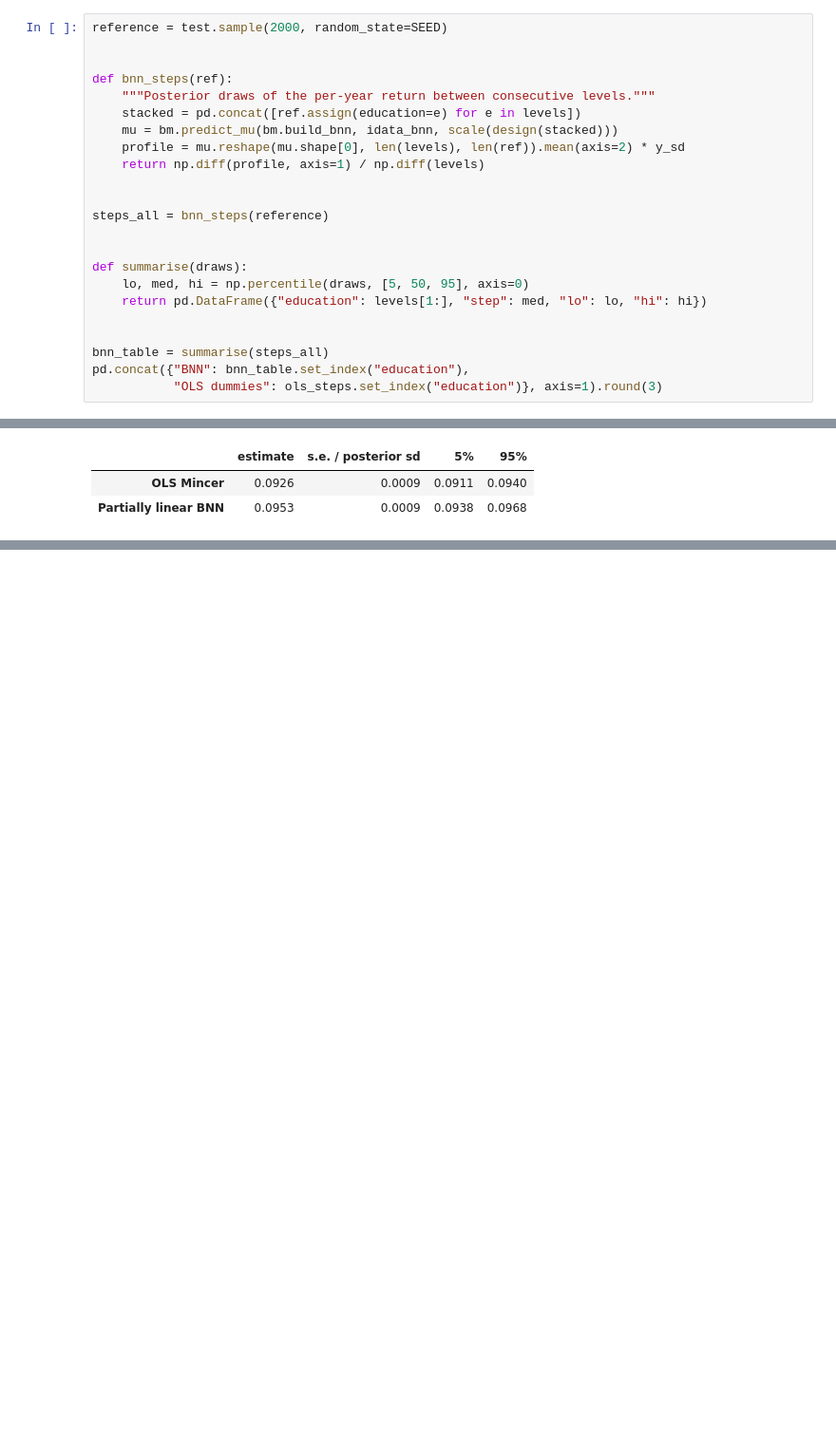
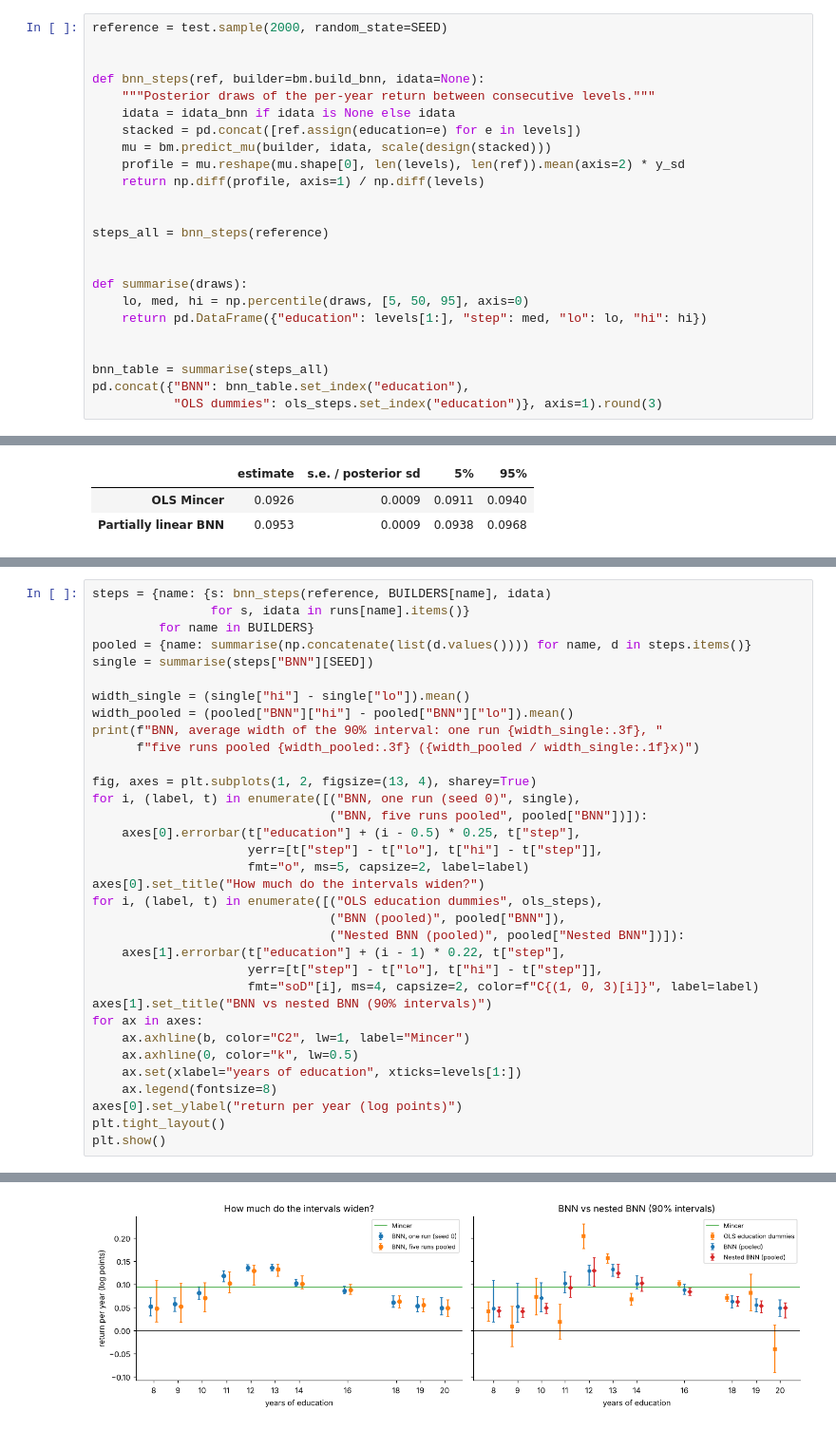
Before and after one commit to davide-ario/BNN, a Jupyter notebook: BNN_returns_to_education.ipynb, the cells around one changed output, grey strips where cells are left out. Shown at 95% size. Saved outputs shown, nothing was run; the diff lists cells and outputs as text; blank space fills up the shorter version.

Commit message:
Add nested BNN and multi-seed robustness check to returns-to-schooling example

```diff
--- a/BNN_returns_to_education.ipynb
+++ b/BNN_returns_to_education.ipynb
@@ -245,10 +245,11 @@ gain from one more year.
 reference = test.sample(2000, random_state=SEED)
 
 
-def bnn_steps(ref):
+def bnn_steps(ref, builder=bm.build_bnn, idata=None):
     """Posterior draws of the per-year return between consecutive levels."""
+    idata = idata_bnn if idata is None else idata
     stacked = pd.concat([ref.assign(education=e) for e in levels])
-    mu = bm.predict_mu(bm.build_bnn, idata_bnn, scale(design(stacked)))
+    mu = bm.predict_mu(builder, idata, scale(design(stacked)))
     profile = mu.reshape(mu.shape[0], len(levels), len(ref)).mean(axis=2) * y_sd
     return np.diff(profile, axis=1) / np.diff(levels)
 
@@ -384,0 +461,35 @@ pd.DataFrame({
+# %%
+steps = {name: {s: bnn_steps(reference, BUILDERS[name], idata)
+                for s, idata in runs[name].items()}
+         for name in BUILDERS}
+pooled = {name: summarise(np.concatenate(list(d.values()))) for name, d in steps.items()}
+single = summarise(steps["BNN"][SEED])
+
+width_single = (single["hi"] - single["lo"]).mean()
+width_pooled = (pooled["BNN"]["hi"] - pooled["BNN"]["lo"]).mean()
+print(f"BNN, average width of the 90% interval: one run {width_single:.3f}, "
+      f"five runs pooled {width_pooled:.3f} ({width_pooled / width_single:.1f}x)")
+
+fig, axes = plt.subplots(1, 2, figsize=(13, 4), sharey=True)
+for i, (label, t) in enumerate([("BNN, one run (seed 0)", single),
+                                ("BNN, five runs pooled", pooled["BNN"])]):
+    axes[0].errorbar(t["education"] + (i - 0.5) * 0.25, t["step"],
+                     yerr=[t["step"] - t["lo"], t["hi"] - t["step"]],
+                     fmt="o", ms=5, capsize=2, label=label)
+axes[0].set_title("How much do the intervals widen?")
+for i, (label, t) in enumerate([("OLS education dummies", ols_steps),
+                                ("BNN (pooled)", pooled["BNN"]),
+                                ("Nested BNN (pooled)", pooled["Nested BNN"])]):
+    axes[1].errorbar(t["education"] + (i - 1) * 0.22, t["step"],
+                     yerr=[t["step"] - t["lo"], t["hi"] - t["step"]],
+                     fmt="soD"[i], ms=4, capsize=2, color=f"C{(1, 0, 3)[i]}", label=label)
+axes[1].set_title("BNN vs nested BNN (90% intervals)")
+for ax in axes:
+    ax.axhline(b, color="C2", lw=1, label="Mincer")
+    ax.axhline(0, color="k", lw=0.5)
+    ax.set(xlabel="years of education", xticks=levels[1:])
+    ax.legend(fontsize=8)
+axes[0].set_ylabel("return per year (log points)")
+plt.tight_layout()
+plt.show()
+# %% [output]
@@ -384,0 +497 @@ pd.DataFrame({
+[figure, added]
```
Also changed, not shown: parts of 9 cells of this notebook, 1 other file.
